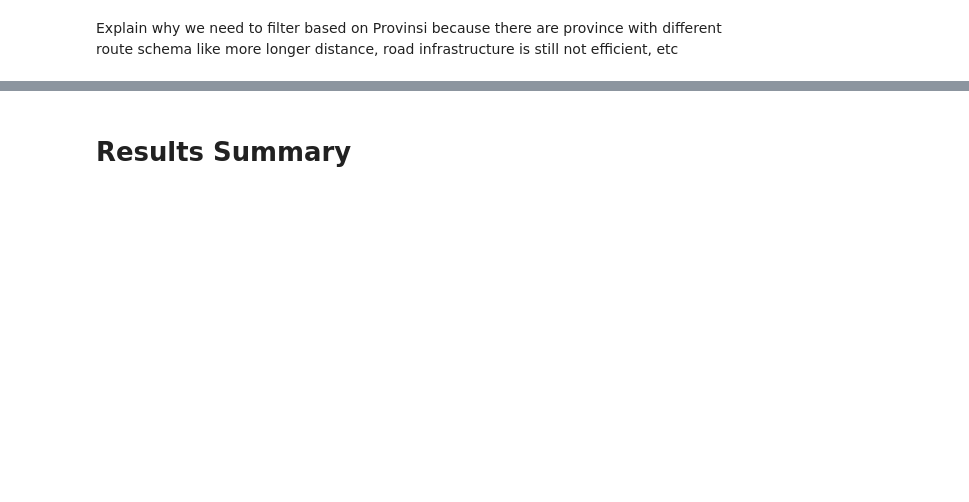
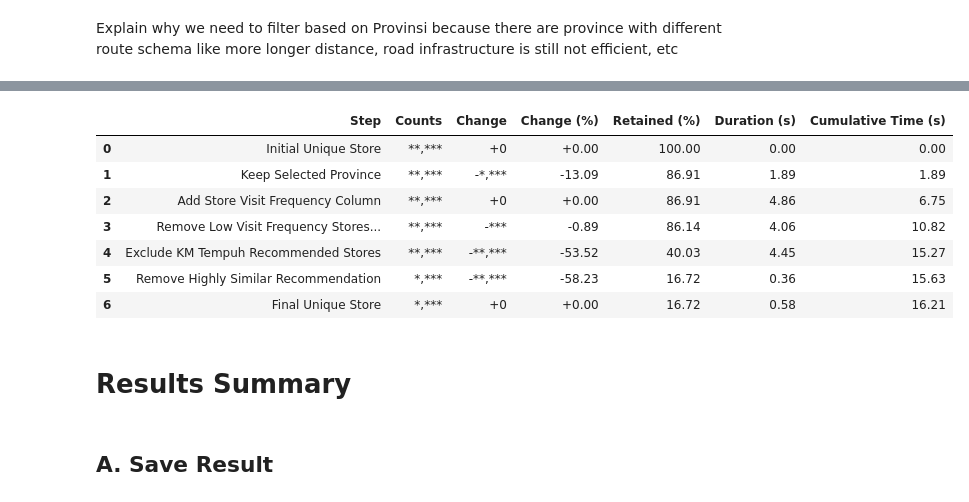
Before and after one commit to MNAtthoriq/km-master-discrepancy-detection-system, a Jupyter notebook: notebooks/02-Analysis.ipynb, the cells around one changed output, grey strips where cells are left out. Drawn from its saved outputs; the diff is of its cells as text; code cells hidden in the pictures; blank space fills up the shorter version.

```diff
--- a/notebooks/02-Analysis.ipynb
+++ b/notebooks/02-Analysis.ipynb
@@ -570,0 +858,4 @@ tracker_master_zona.track(df_master_zona, step_name="Filter by Province", rows_u
+# %%
+# show summary
+tracker_master_zona.summary()
+# %% [output]
@@ -571,2 +863,12 @@ tracker_master_zona.track(df_master_zona, step_name="Filter by Province", rows_u
+|  | Step | Counts | Change | Change (%) | Retained (%) | Duration (s) | Cumulative Time (s) |
+| 0 | Initial Unique Store | **,*** | +0 | +0.00 | 100.00 | 0.00 | 0.00 |
+| 1 | Keep Selected Province | **,*** | -*,*** | -13.09 | 86.91 | 1.89 | 1.89 |
+| 2 | Add Store Visit Frequency Column | **,*** | +0 | +0.00 | 86.91 | 4.86 | 6.75 |
+| 3 | Remove Low Visit Frequency Stores... | **,*** | -*** | -0.89 | 86.14 | 4.06 | 10.82 |
+| 4 | Exclude KM Tempuh Recommended Stores | **,*** | -**,*** | -53.52 | 40.03 | 4.45 | 15.27 |
+| 5 | Remove Highly Similar Recommendation | *,*** | -**,*** | -58.23 | 16.72 | 0.36 | 15.63 |
+| 6 | Final Unique Store | *,*** | +0 | +0.00 | 16.72 | 0.58 | 16.21 |
 # %% [markdown]
-# Results Summary
+# **Results Summary**
+# %% [markdown]
+## **A. Save Result**
```
Also changed, not shown: parts of 75 cells of this notebook.
